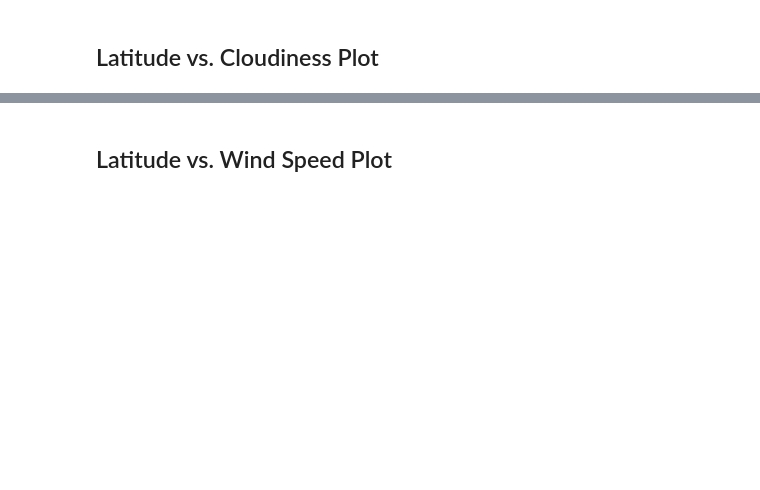
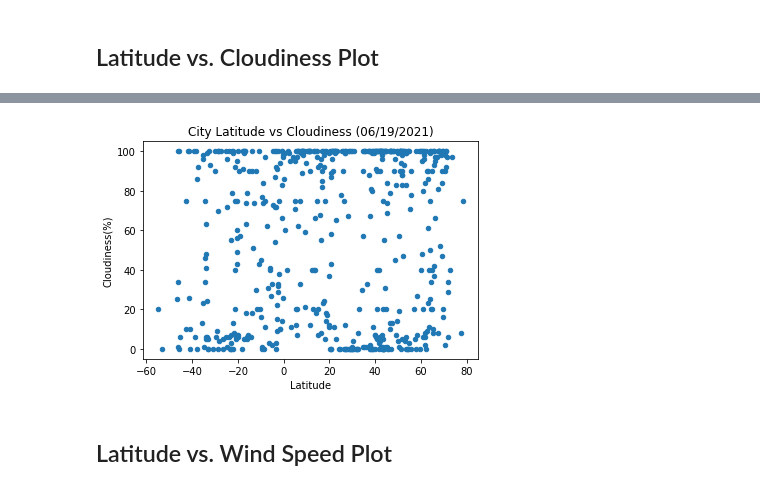
Before and after one commit to trent654321/python-api-challenge, a Jupyter notebook: WeatherPy.ipynb, the cells around one changed output, grey strips where cells are left out. Cells and saved outputs as stored; diff of their text form; code cells hidden in the pictures; blank space fills up the shorter version.

```diff
--- a/WeatherPy.ipynb
+++ b/WeatherPy.ipynb
@@ -146,2 +215,11 @@ Int64Index([], dtype='int64')
+# %%
+clean_city_data.plot.scatter(x='Lat',y='Cloudiness')
+plt.title('City Latitude vs Cloudiness (06/19/2021)')
+plt.ylabel('Cloudiness(%)')
+plt.xlabel('Latitude')
+plt.savefig('./Output/Latitude_vs_Cloudiness.png')
+plt.show()
+# %% [output]
+[figure, added]
 # %% [markdown]
 ## Latitude vs. Wind Speed Plot
```
Also changed, not shown: parts of 35 cells of this notebook, 13 other files.
